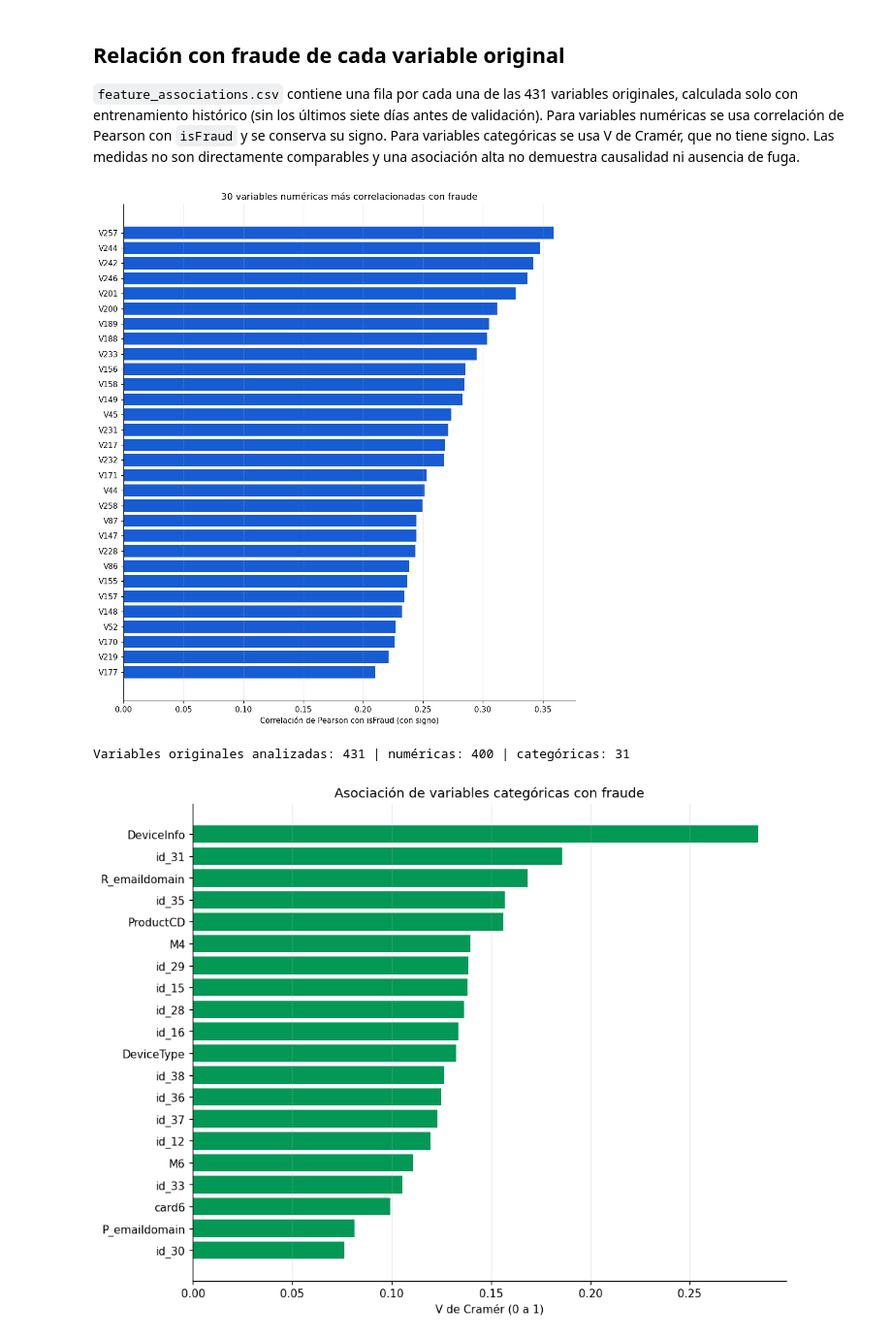
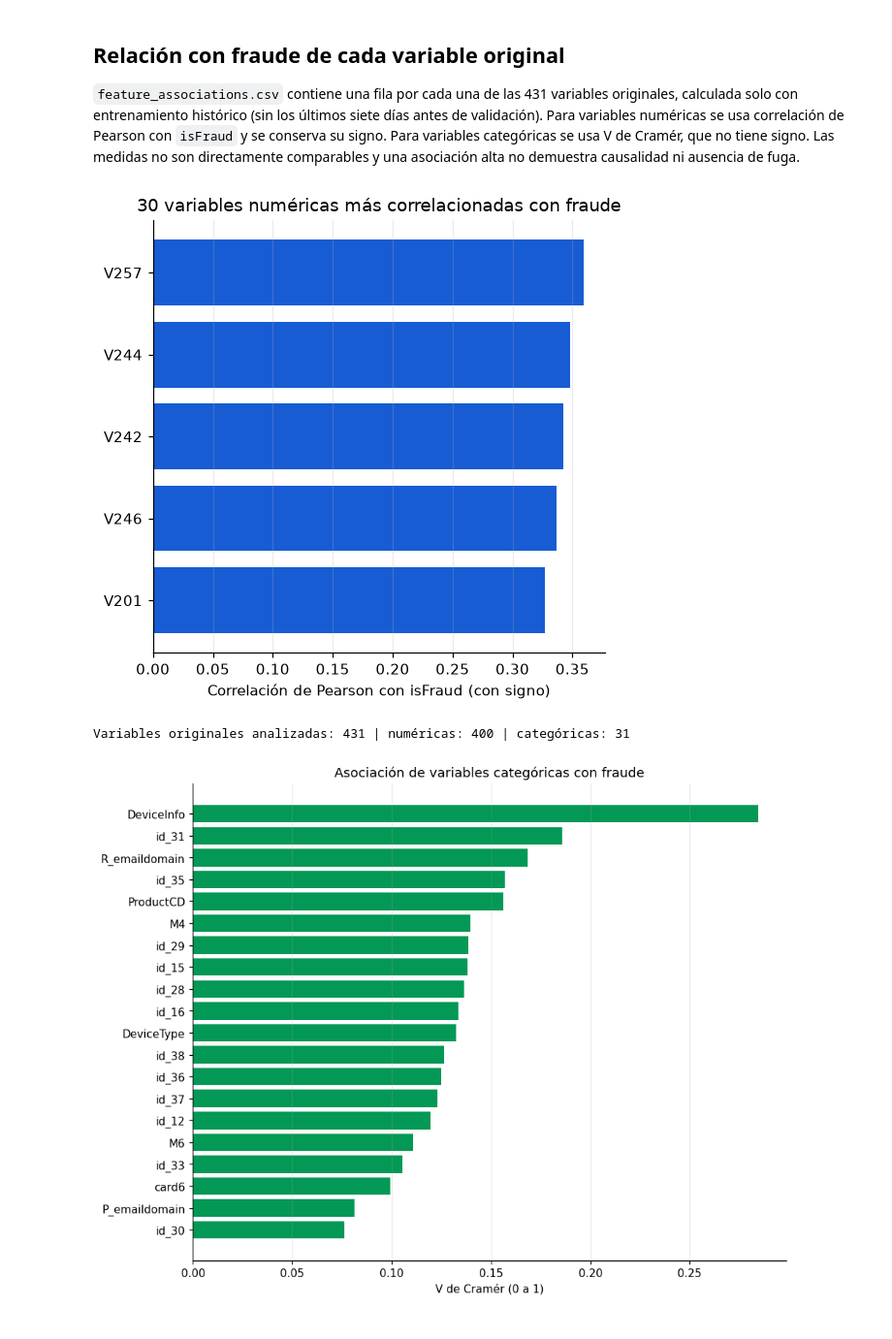
Before and after one commit to bianca-ap01/ptdia-proyecto1, a Jupyter notebook: 08_entrega_final_codigo/plot.ipynb, the cells around one changed output. Shown at 97% size. Drawn from its saved outputs; the diff is of its cells as text; code cells hidden in the pictures.

Commit message:
feat: plots p3

```diff
--- a/08_entrega_final_codigo/plot.ipynb
+++ b/08_entrega_final_codigo/plot.ipynb
@@ -250,33 +300,33 @@ plt.show()
 # %%
 assoc = pd.read_csv(outputs / "eda/feature_associations.csv")
 numeric_assoc = assoc[
     (assoc.measure == "pearson_r") & (assoc.non_null_rows >= 1000)
 ].dropna(subset=["signed_correlation"])
-top_corr = numeric_assoc.nlargest(30, "association").sort_values("association")
-fig, ax = plt.subplots(figsize=(9, 10))
+top_corr = numeric_assoc.nlargest(5, "association").sort_values("association")
+fig, ax = plt.subplots(figsize=(5, 5))
 ax.barh(
     top_corr.feature,
     top_corr.signed_correlation,
     color=np.where(top_corr.signed_correlation >= 0, BLUE, ORANGE),
 )
 ax.axvline(0, color="#667085", linewidth=1)
 ax.set(
     xlabel="Correlación de Pearson con isFraud (con signo)",
     title="30 variables numéricas más correlacionadas con fraude",
 )
 ax.grid(axis="x", alpha=0.25)
 fig.tight_layout()
 plt.show()
 print(
     "Variables originales analizadas:",
     len(assoc),
     "| numéricas:",
     (assoc.measure == "pearson_r").sum(),
     "| categóricas:",
     (assoc.measure == "cramers_v").sum(),
 )
 # %% [output]
-[figure, old version]
+[figure, new version]
 Variables originales analizadas: 431 | numéricas: 400 | categóricas: 31
 # %%
 categorical_assoc = assoc[assoc.measure == "cramers_v"].dropna(subset=["association"])
```
Also changed, not shown: parts of 22 cells of this notebook, 2 other files.
